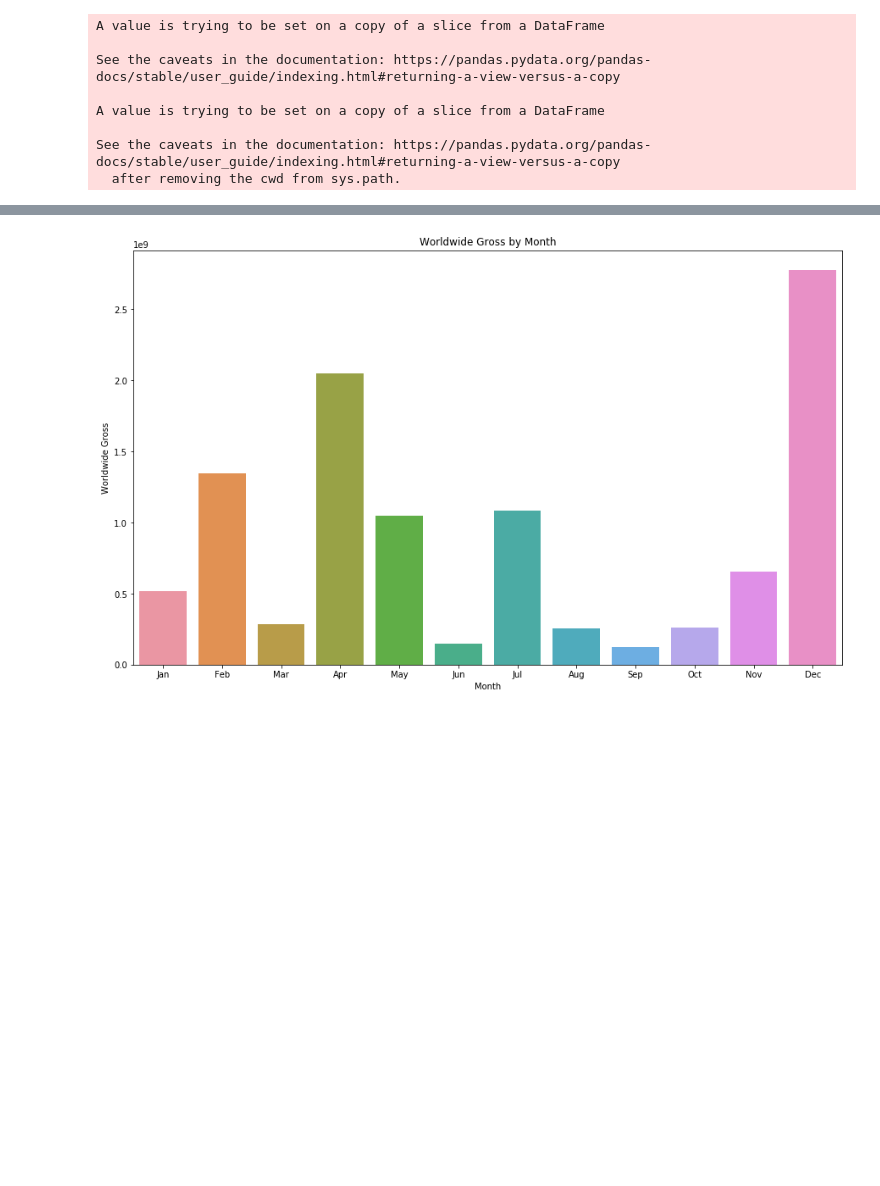
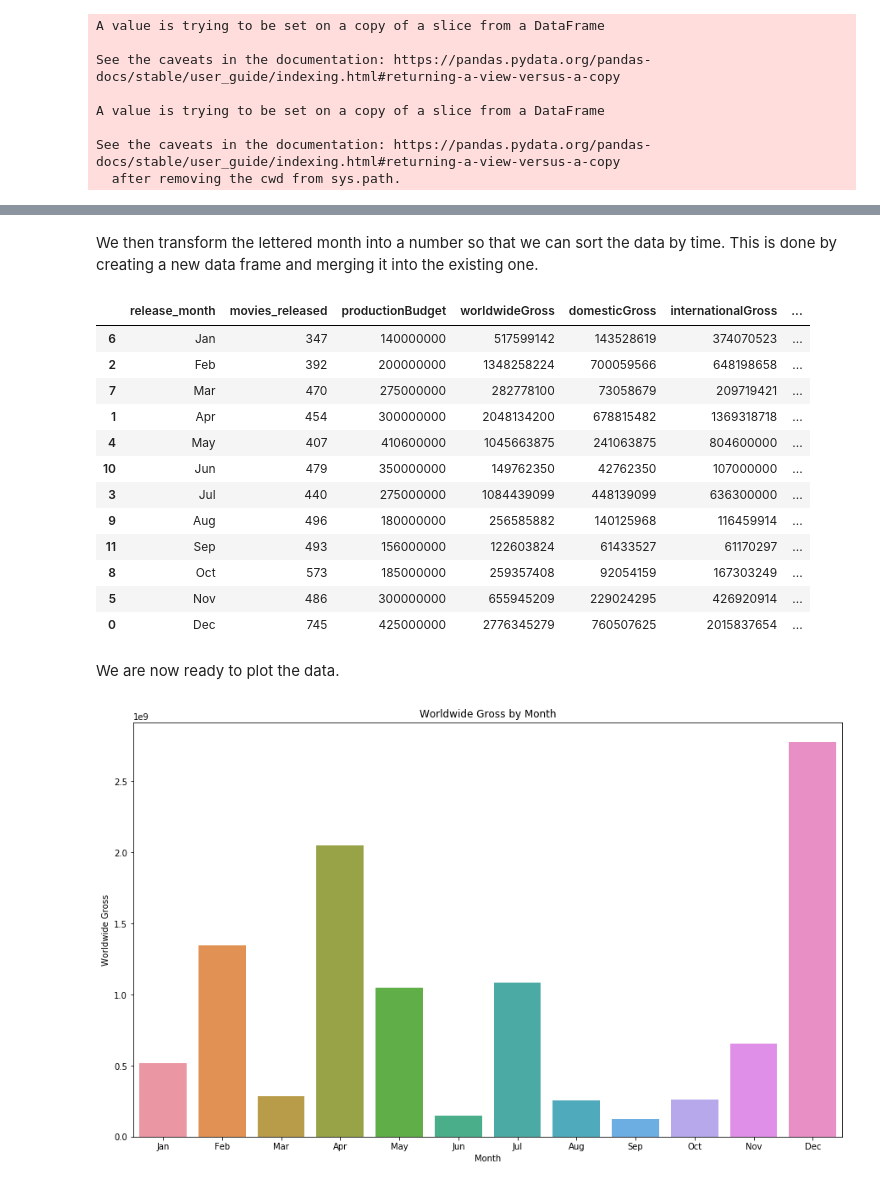
Before and after one commit to medoffc/carmijohngowalking, a Jupyter notebook: Carmi and John Walked 1,000 Miles.ipynb, the cells around one changed output, grey strips where cells are left out. Saved outputs shown, nothing was run; the diff lists cells and outputs as text; code cells hidden in the pictures; blank space fills up the shorter version.

```diff
--- a/Carmi and John Walked 1,000 Miles.ipynb
+++ b/Carmi and John Walked 1,000 Miles.ipynb
@@ -152,10 +209,29 @@ df = pd.read_sql_query('''
     GROUP BY release_month
     ORDER BY worldwideGross DESC
 ''', conn)
+# %% [markdown]
+We then transform the lettered month into a number so that we can sort the data by time. This is done by creating a new data frame and merging it into the existing one.
 # %%
 three_letter_months = ['Jan', 'Feb', 'Mar', 'Apr', 'May', 'Jun', 'Jul', 'Aug', 'Sep', 'Oct', 'Nov', 'Dec']
 months = pd.DataFrame({'month_mmm': three_letter_months, 'month_mm': [i for i in range(1,13)]})
 df = df.merge(months, left_on='release_month', right_on='month_mmm').drop('month_mmm', axis=1).sort_values(by='month_mm')
+df
+# %% [output]
+|  | release_month | movies_released | productionBudget | worldwideGross | domesticGross | internationalGross | ... |
+| 6 | Jan | 347 | 140000000 | 517599142 | 143528619 | 374070523 | ... |
+| 2 | Feb | 392 | 200000000 | 1348258224 | 700059566 | 648198658 | ... |
+| 7 | Mar | 470 | 275000000 | 282778100 | 73058679 | 209719421 | ... |
+| 1 | Apr | 454 | 300000000 | 2048134200 | 678815482 | 1369318718 | ... |
+| 4 | May | 407 | 410600000 | 1045663875 | 241063875 | 804600000 | ... |
+| 10 | Jun | 479 | 350000000 | 149762350 | 42762350 | 107000000 | ... |
+| 3 | Jul | 440 | 275000000 | 1084439099 | 448139099 | 636300000 | ... |
+| 9 | Aug | 496 | 180000000 | 256585882 | 140125968 | 116459914 | ... |
+| 11 | Sep | 493 | 156000000 | 122603824 | 61433527 | 61170297 | ... |
+| 8 | Oct | 573 | 185000000 | 259357408 | 92054159 | 167303249 | ... |
+| 5 | Nov | 486 | 300000000 | 655945209 | 229024295 | 426920914 | ... |
+| 0 | Dec | 745 | 425000000 | 2776345279 | 760507625 | 2015837654 | ... |
+# %% [markdown]
+We are now ready to plot the data.
 # %%
 plt.figure(figsize=(15,9))
 sns.barplot(x=df['release_month'], y=df['worldwideGross'])
```
Also changed, not shown: parts of 20 cells of this notebook.
